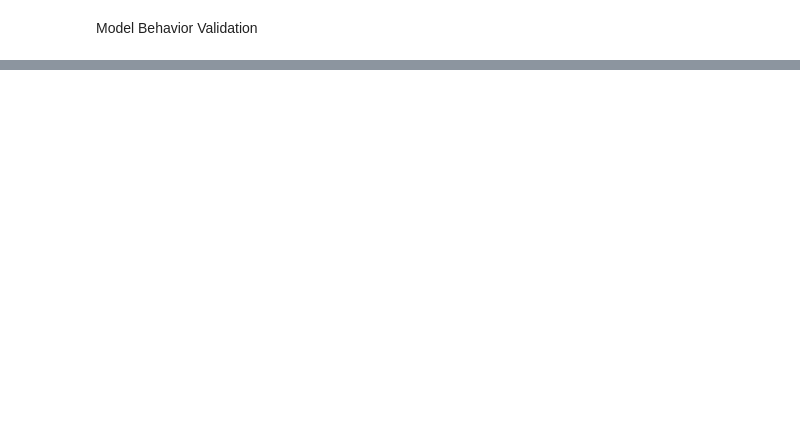
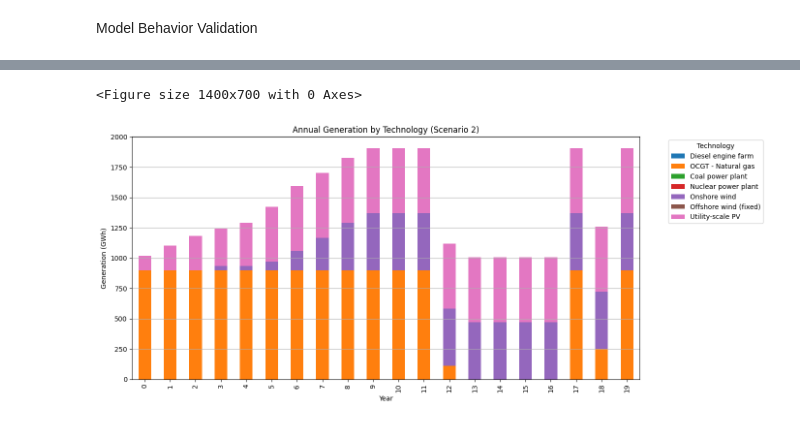
Before and after one commit to jnasw/46750_Assignment2, a Jupyter notebook: model_3_2.ipynb, the cells around one changed output, grey strips where cells are left out. Saved outputs shown, nothing was run; the diff lists cells and outputs as text; code cells hidden in the pictures; blank space fills up the shorter version.

```diff
--- a/model_3_2.ipynb
+++ b/model_3_2.ipynb
@@ -960,0 +1128,26 @@ plt.show()
+# %%
+# Choose scenario
+s = 2
+
+# Build a DataFrame: rows = years, columns = technologies
+prod_df = pd.DataFrame({
+    tech: [energy[tech, t, s].X for t in time_periods]
+    for tech in tech_names
+}, index=time_periods)
+
+# Convert MWh → GWh for readability (optional)
+prod_df_gwh = prod_df / 1e3
+
+plt.figure(figsize=(14, 7))
+prod_df_gwh.plot(kind="bar", stacked=True, figsize=(14,6))
+
+plt.title(f"Annual Generation by Technology (Scenario {s})")
+plt.xlabel("Year")
+plt.ylabel("Generation (GWh)")
+plt.grid(True, axis='y')
+plt.legend(title="Technology", bbox_to_anchor=(1.05, 1), loc="upper left")
+plt.tight_layout()
+plt.show()
+# %% [output]
+<Figure size 1400x700 with 0 Axes>
+[figure, added]
```
Also changed, not shown: parts of 74 cells of this notebook.
